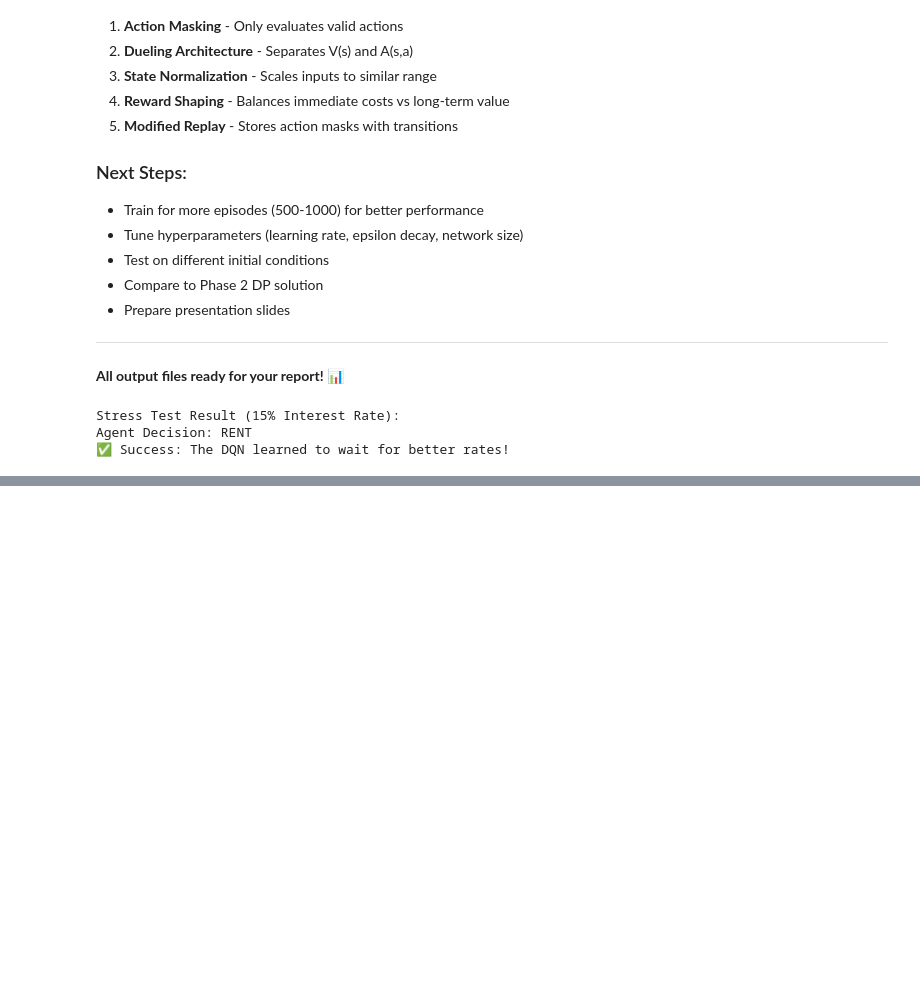
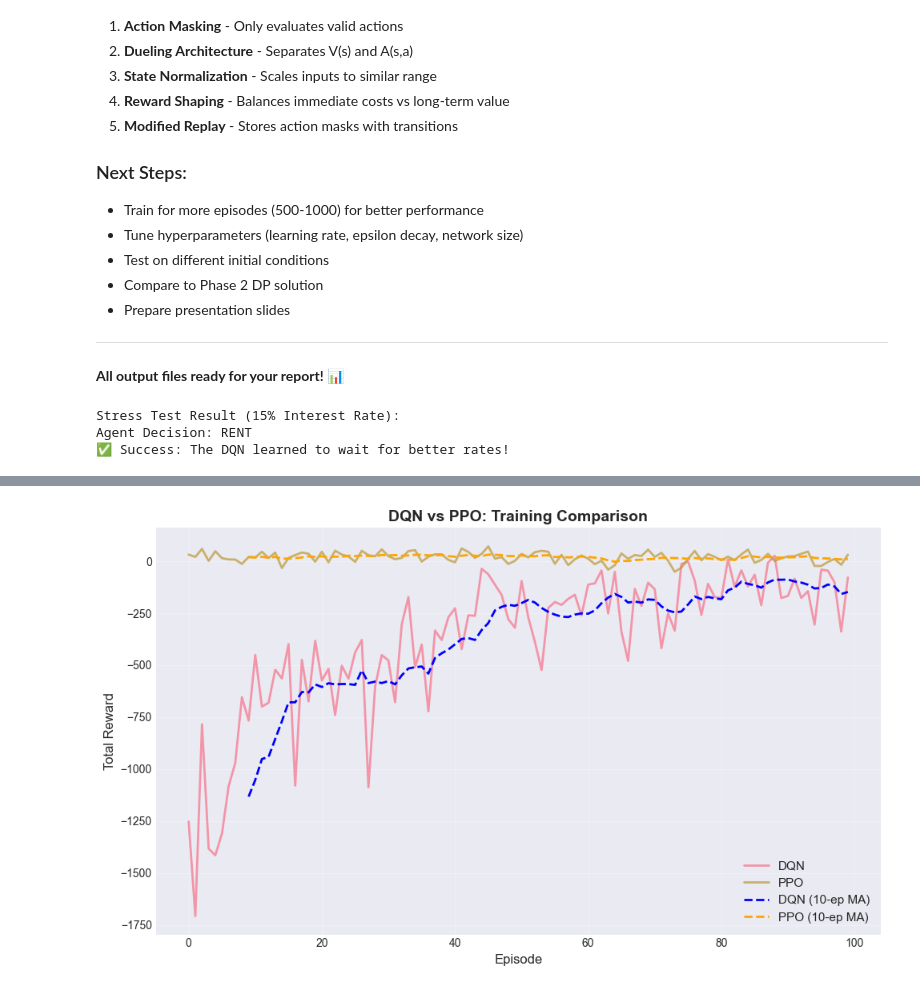
Before and after one commit to yumingh4/CME241, a Jupyter notebook: Project/phase3/phase3_demo.ipynb, the cells around one changed output, grey strips where cells are left out. Saved outputs shown, nothing was run; the diff lists cells and outputs as text; code cells hidden in the pictures; blank space fills up the shorter version.

```diff
--- a/Project/phase3/phase3_demo.ipynb
+++ b/Project/phase3/phase3_demo.ipynb
@@ -806,0 +851,97 @@ Agent Decision: RENT
+# %%
+# EXPERIMENT 1: Compare DQN vs PPO
+print("="*70)
+print("EXPERIMENT 1: DQN vs PPO Comparison")
+print("="*70)
+
+# Simple PPO implementation for comparison
+class SimplePPOAgent:
+    """Simplified PPO for comparison with DQN."""
+    def __init__(self, state_dim=5, action_dim=4, lr=0.0003):
+        self.policy_net = nn.Sequential(
+            nn.Linear(state_dim, 128),
+            nn.ReLU(),
+            nn.Linear(128, 128),
+            nn.ReLU(),
+            nn.Linear(128, action_dim),
+            nn.Softmax(dim=-1)
+        )
+        self.value_net = nn.Sequential(
+            nn.Linear(state_dim, 128),
+            nn.ReLU(),
+            nn.Linear(128, 128),
+            nn.ReLU(),
+            nn.Linear(128, 1)
+        )
+        self.optimizer = torch.optim.Adam(
+            list(self.policy_net.parameters()) + list(self.value_net.parameters()),
+            lr=lr
+        )
+
+    def select_action(self, state, action_mask, training=True):
+        state_tensor = torch.FloatTensor(state).unsqueeze(0)
+        probs = self.policy_net(state_tensor).detach().numpy()[0]
+
+        # Apply action mask
+        probs_masked = probs * action_mask
+        probs_masked = probs_masked / (probs_masked.sum() + 1e-8)
+
+        if training:
+            action = np.random.choice(len(probs_masked), p=probs_masked)
+        else:
+            action = np.argmax(probs_masked)
+        return action
+
+# Train DQN
+print("\nTraining DQN (100 episodes)...")
+env_dqn = BuyRentEnv()
+agent_dqn = ActionMaskedDQNAgent(epsilon_decay=5000)
+dqn_stats = train_agent(env_dqn, agent_dqn, n_episodes=100, log_freq=20)
+
+# Train PPO
+print("\nTraining PPO (100 episodes)...")
+env_ppo = BuyRentEnv()
+agent_ppo = SimplePPOAgent()
+
+ppo_rewards = []
+for ep in range(100):
+    state, info = env_ppo.reset()
+    done = False
+    ep_reward = 0
+
+    while not done:
+        action = agent_ppo.select_action(state, info['action_mask'])
+        next_state, reward, terminated, truncated, info = env_ppo.step(action)
+        ep_reward += reward
+        state = next_state
+        done = terminated or truncated
+
+    ppo_rewards.append(ep_reward)
+    if (ep + 1) % 20 == 0:
+        print(f"Episode {ep+1}/100 | Avg Reward: {np.mean(ppo_rewards[-20:]):.2f}")
+
+# Plot comparison
+fig, ax = plt.subplots(figsize=(10, 6))
+ax.plot(dqn_stats['episode_rewards'], label='DQN', linewidth=2, alpha=0.7)
+ax.plot(ppo_rewards, label='PPO', linewidth=2, alpha=0.7)
+
+# Add moving averages
+window = 10
+dqn_ma = pd.Series(dqn_stats['episode_rewards']).rolling(window).mean()
+ppo_ma = pd.Series(ppo_rewards).rolling(window).mean()
+ax.plot(dqn_ma, 'b--', linewidth=2, label='DQN (10-ep MA)')
+ax.plot(ppo_ma, 'orange', linestyle='--', linewidth=2, label='PPO (10-ep MA)')
+
+ax.set_xlabel('Episode', fontsize=12)
+ax.set_ylabel('Total Reward', fontsize=12)
+ax.set_title('DQN vs PPO: Training Comparison', fontsize=14, fontweight='bold')
+ax.legend(fontsize=11)
+ax.grid(True, alpha=0.3)
+plt.tight_layout()
+plt.savefig('dqn_vs_ppo_comparison.png', dpi=150, bbox_inches='tight')
+plt.show()
+
+print(f"\n✓ DQN final 10-episode avg: {np.mean(dqn_stats['episode_rewards'][-10:]):.2f}")
+print(f"✓ PPO final 10-episode avg: {np.mean(ppo_rewards[-10:]):.2f}")
+print(f"✓ Winner: {'DQN' if np.mean(dqn_stats['episode_rewards'][-10:]) > np.mean(ppo_rewards[-10:]) else 'PPO'}")
+# %% [output]
@@ -806,0 +965 @@ Agent Decision: RENT
+[figure, added]
```
Also changed, not shown: parts of 11 cells of this notebook, 20 other files.
